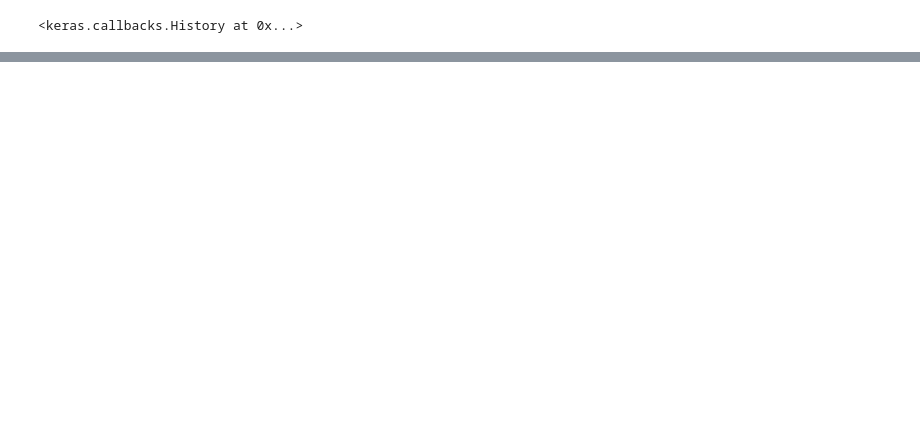
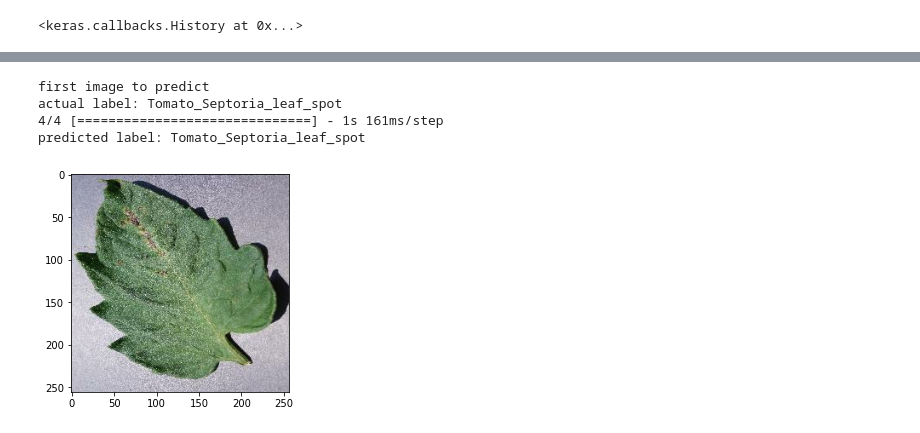
Before and after one commit to dantenvmt/farmville, a Jupyter notebook: Untitled.ipynb, the cells around one changed output, grey strips where cells are left out. Cells and saved outputs as stored; diff of their text form; code cells hidden in the pictures; blank space fills up the shorter version.

Commit message:
update model

```diff
--- a/Untitled.ipynb
+++ b/Untitled.ipynb
@@ -20,0 +21,4 @@ Found 2152 files belonging to 3 classes.
+# %%
+for image_batch, labels_batch in dataset.take(1):
+    print(image_batch.shape)
+    print(labels_batch.numpy())
@@ -159,0 +211,19 @@ history
+# %%
+import numpy as np
+for images_batch, labels_batch in test_ds.take(1):
+
+    first_image = images_batch[0].numpy().astype('uint8')
+    first_label = labels_batch[0].numpy()
+
+    print("first image to predict")
+    plt.imshow(first_image)
+    print("actual label:",class_names[first_label])
+
+    batch_prediction = model.predict(images_batch)
+    print("predicted label:",class_names[np.argmax(batch_prediction[0])])
+# %% [output]
+first image to predict
+actual label: Tomato_Septoria_leaf_spot
+4/4 [==============================] - 1s 161ms/step
+predicted label: Tomato_Septoria_leaf_spot
+[figure, added]
```
Also changed, not shown: parts of 17 cells of this notebook, 1 other file.
